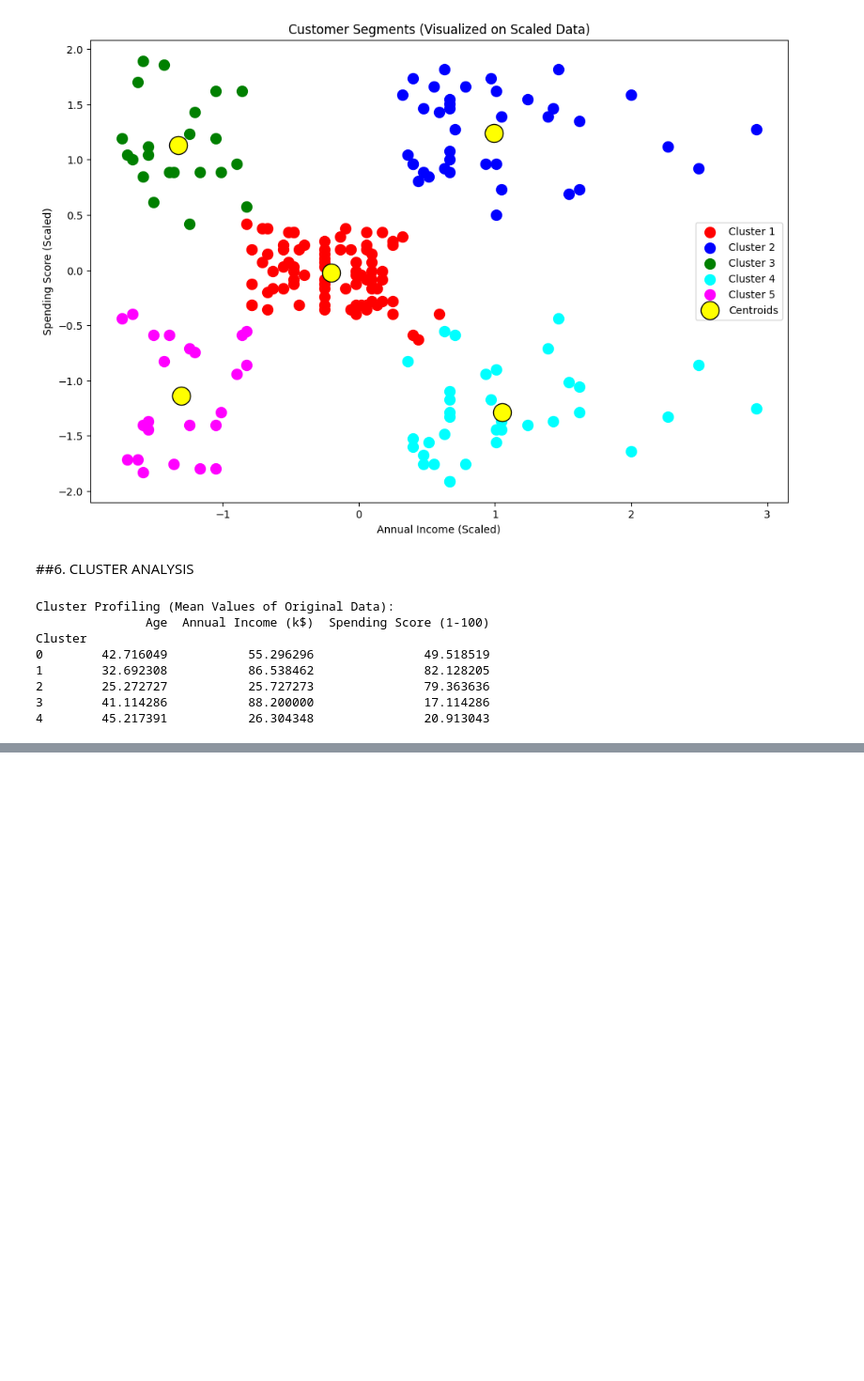
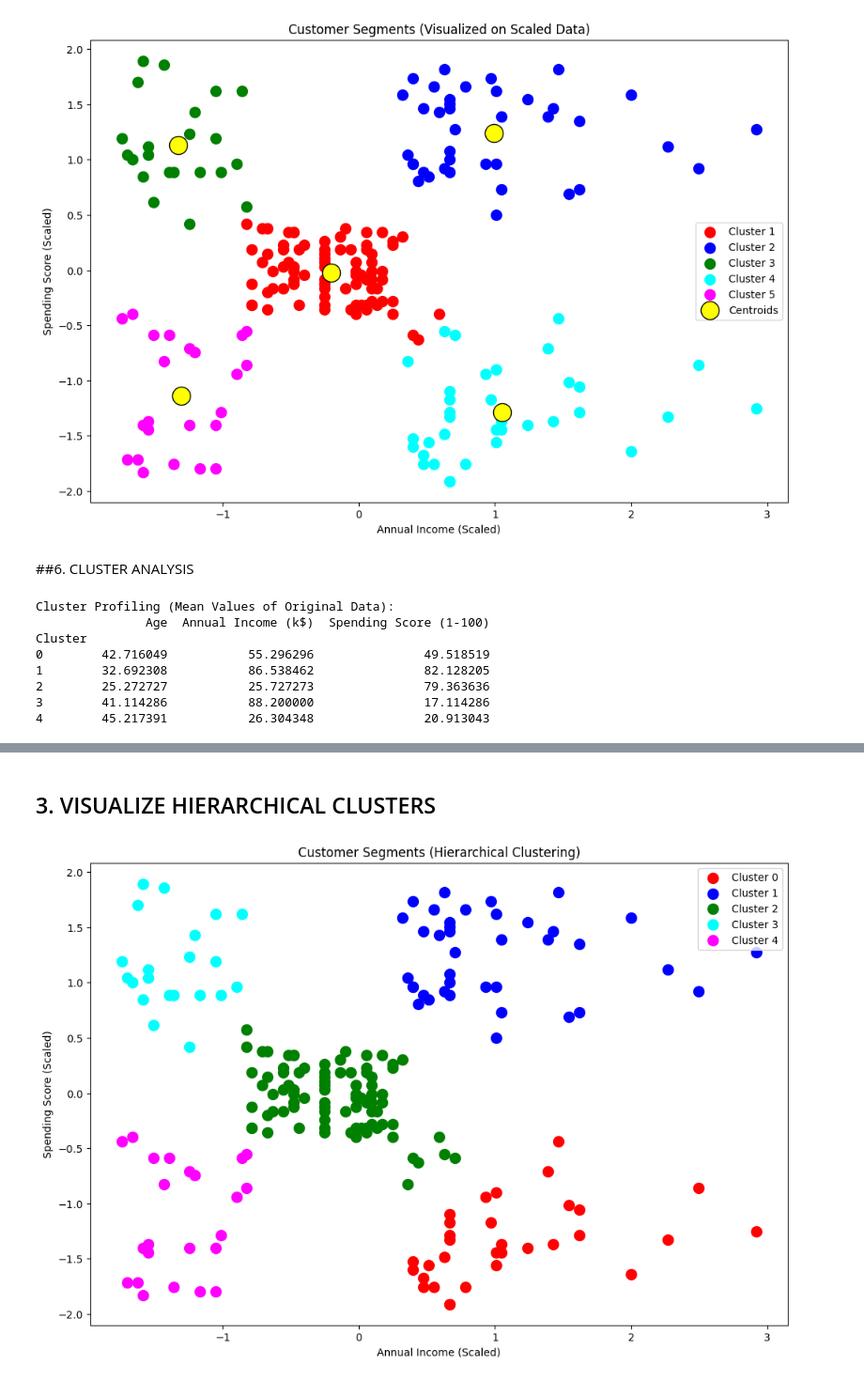
Before and after one commit to NegasaReta/Elevvo-Internship-Machine-Learning-Track, a Jupyter notebook: Task2_Customer_Segmentation_KMeans.ipynb, the cells around one changed output, grey strips where cells are left out. Shown at 94% size. Saved outputs shown, nothing was run; the diff lists cells and outputs as text; code cells hidden in the pictures; blank space fills up the shorter version.

```diff
--- a/Task2_Customer_Segmentation_KMeans.ipynb
+++ b/Task2_Customer_Segmentation_KMeans.ipynb
@@ -118,0 +149,17 @@ Cluster
+# %% [markdown]
+## 3. VISUALIZE HIERARCHICAL CLUSTERS
+# %%
+plt.figure(figsize=(12, 8))
+colors = ['red', 'blue', 'green', 'cyan', 'magenta']
+
+for i in range(5):
+    plt.scatter(X_scaled[y_hc == i, 0], X_scaled[y_hc == i, 1],
+                s=100, c=colors[i], label=f'Cluster {i}')
+
+plt.title('Customer Segments (Hierarchical Clustering)')
+plt.xlabel('Annual Income (Scaled)')
+plt.ylabel('Spending Score (Scaled)')
+plt.legend()
+plt.show()
+# %% [output]
+[figure, added]
```
Also changed, not shown: parts of 24 cells of this notebook.
